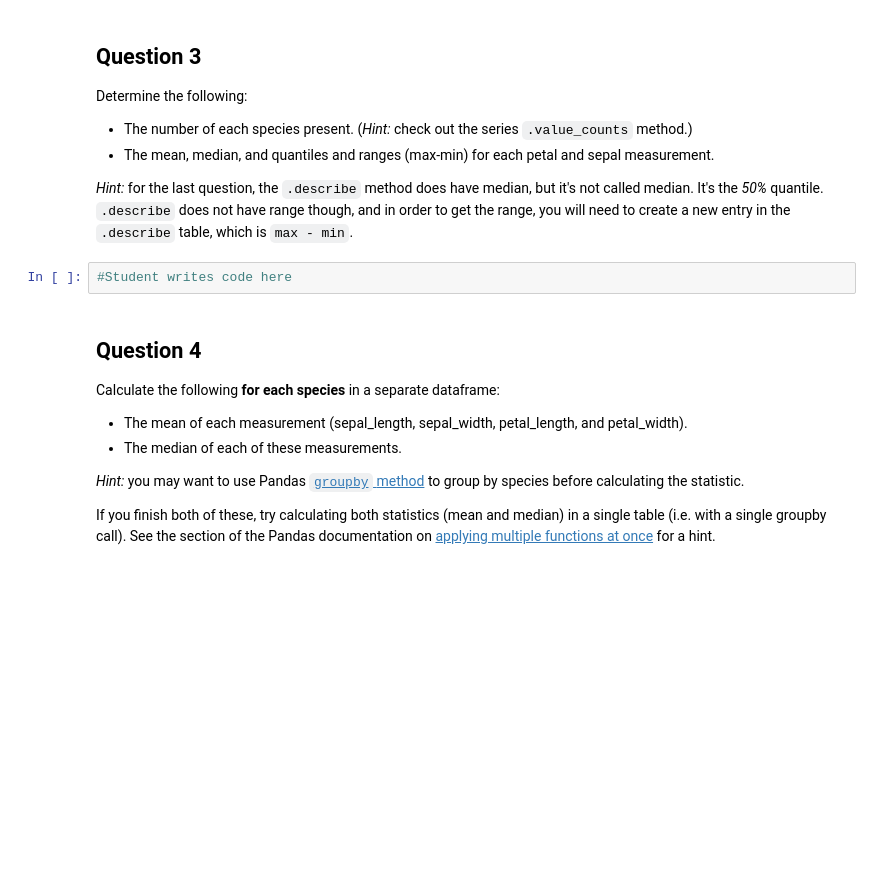
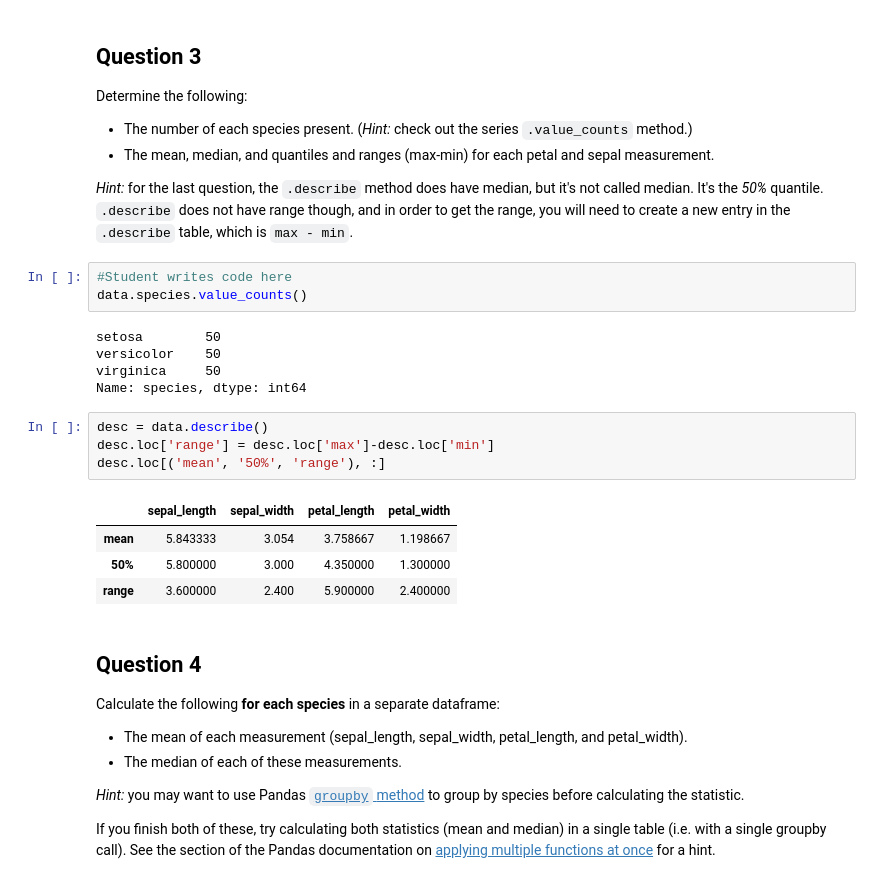
Before and after one commit to iamcuigang/ipy_sci, a Jupyter notebook: IntelAIAcademy/ML101/Week1_Introduction_to_Machine_Learning_and_Toolkit_HW.ipynb, the cells around one changed output. Drawn from its saved outputs; the diff is of its cells as text; blank space fills up the shorter version.

```diff
--- a/IntelAIAcademy/ML101/Week1_Introduction_to_Machine_Learning_and_Toolkit_HW.ipynb
+++ b/IntelAIAcademy/ML101/Week1_Introduction_to_Machine_Learning_and_Toolkit_HW.ipynb
@@ -85,6 +85,21 @@ Determine the following:
 *Hint:* for the last question, the `.describe` method does have median, but it's not called median. It's the *50%* quantile. `.describe` does not have range though, and in order to get the range, you will need to create a new entry in the `.describe` table, which is `max - min`.
 # %%
 #Student writes code here
+data.species.value_counts()
+# %% [output]
+setosa        50
+versicolor    50
+virginica     50
+Name: species, dtype: int64
+# %%
+desc = data.describe()
+desc.loc['range'] = desc.loc['max']-desc.loc['min']
+desc.loc[('mean', '50%', 'range'), :]
+# %% [output]
+|  | sepal_length | sepal_width | petal_length | petal_width |
+| mean | 5.843333 | 3.054 | 3.758667 | 1.198667 |
+| 50% | 5.800000 | 3.000 | 4.350000 | 1.300000 |
+| range | 3.600000 | 2.400 | 5.900000 | 2.400000 |
 # %% [markdown]
 ## Question 4
 
```
Also changed, not shown: parts of 11 cells of this notebook, 1 other file.
